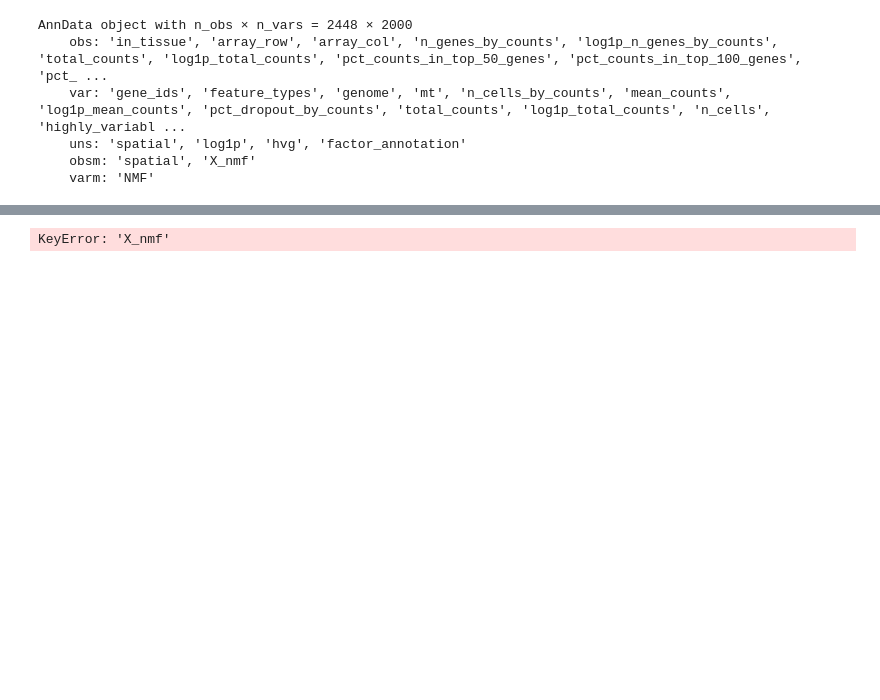
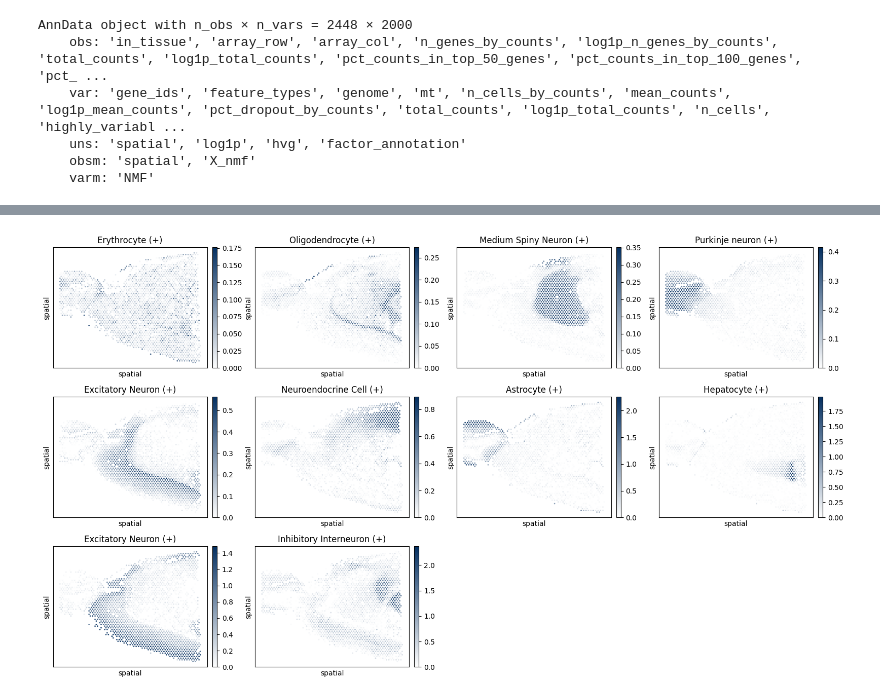
Before and after one commit to sagar87/scllm, a Jupyter notebook: docs/notebooks/nmf.ipynb, the cells around one changed output, grey strips where cells are left out. Drawn from its saved outputs; the diff is of its cells as text; code cells hidden in the pictures; blank space fills up the shorter version.

```diff
--- a/docs/notebooks/nmf.ipynb
+++ b/docs/notebooks/nmf.ipynb
@@ -119,7 +119,10 @@ sl.pl.factor_stripplot(
 # %%
-sl.pl.factor_embedding(
+_ = sl.pl.factor_embedding(
     adata,
     obsm_key="X_nmf",
+    basis='spatial',
+    annotation_key="factor_annotation"
 )
+plt.tight_layout()
 # %% [output]
-KeyError: 'X_nmf'
+[figure, added]
```
Also changed, not shown: parts of 3 cells of this notebook, 1 other file.
